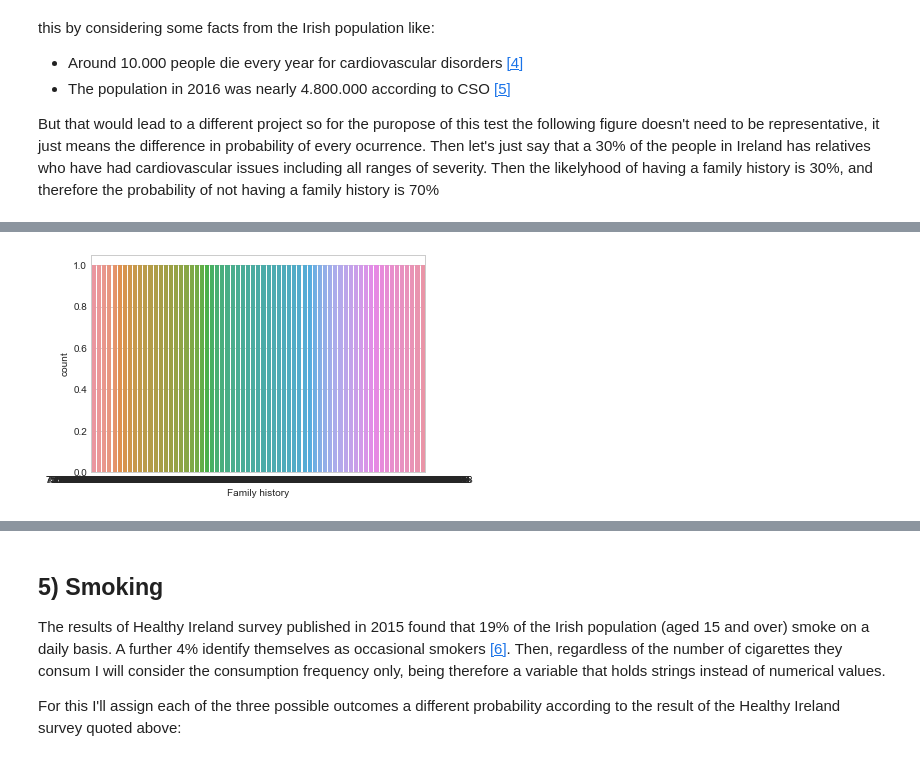
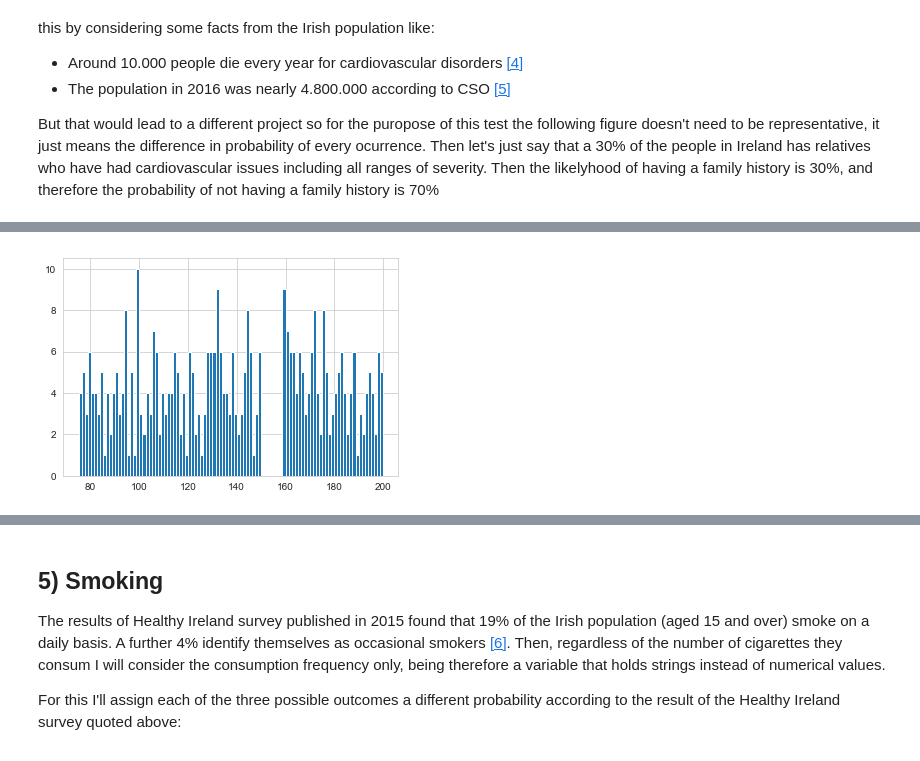
Before and after one commit to Carloselrecharlie/Project-Programming-for-DA, a Jupyter notebook: Synthesis of a data set.ipynb, the cells around one changed output, grey strips where cells are left out. Drawn from its saved outputs; the diff is of its cells as text; code cells hidden in the pictures.

```diff
--- a/Synthesis of a data set.ipynb
+++ b/Synthesis of a data set.ipynb
@@ -172,0 +142,21 @@ bloodCholNew
+# %%
+# Synthesis of an empty array which will be populated by iterating the rows of the table above.
+bloodChol = []
+
+# this function will generate the values and will be called every row with different arguments
+# depending on the gender and age
+def choiceChol(a, b):
+    x = np.random.randint(a,b) + np.random.rand()
+    bloodChol.append(x)
+
+for index, row in df.iterrows():
+    if row.gender == 'male' and row.age > 45:
+        choiceChol(159, 200)
+    elif row.gender == 'male' and row.age < 45:
+        choiceChol(75, 150)
+    elif row.gender == 'female' and row.age > 55:
+        choiceChol(159, 200)
+    else:
+        choiceChol(75, 150)
+
+bloodChol
@@ -173,7 +181,6 @@ bloodCholNew
 # %%
-#plt.hist(bloodCholNew, bins = 100)
-df = pd.DataFrame({"Family history": bloodCholNew})
-sns.countplot(x="Family history", data=df)
+plt.hist(bloodChol, bins = 100)
+df = pd.DataFrame({"Blood cholesterol": bloodChol})
 plt.show()
 # %% [output]
-[figure, old version]
+[figure, new version]
```
Also changed, not shown: parts of 27 cells of this notebook, 1 other file.
